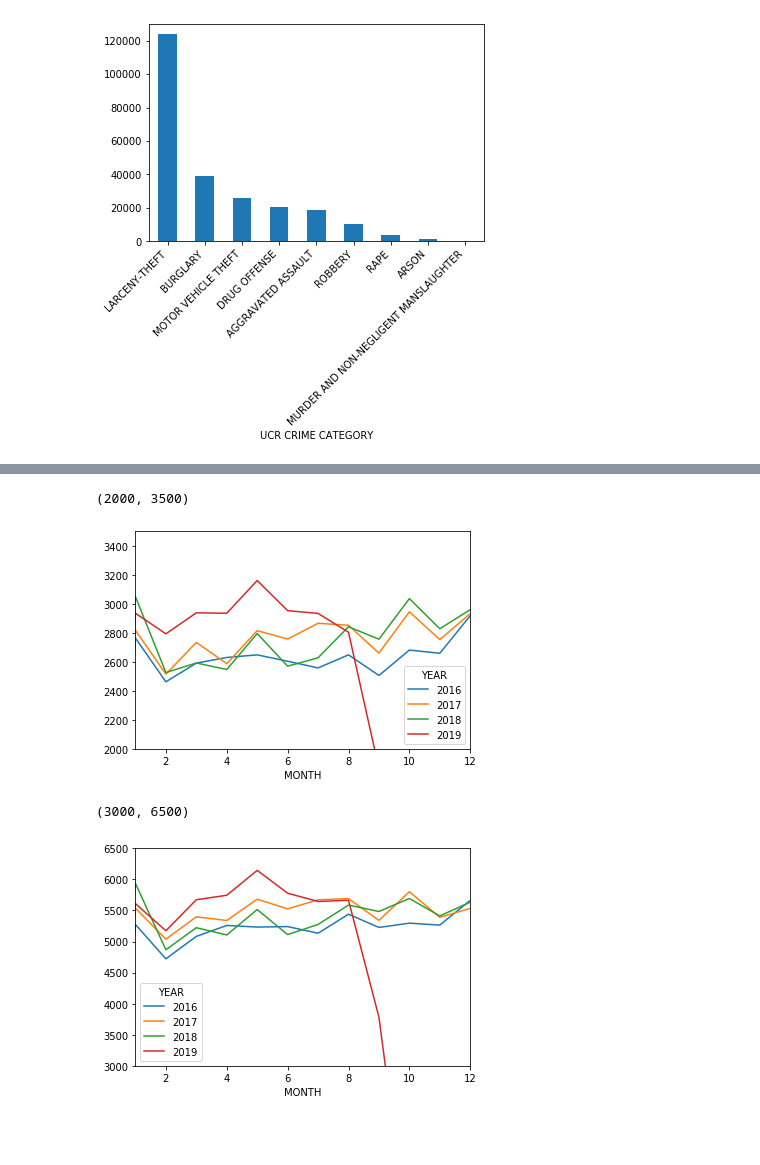
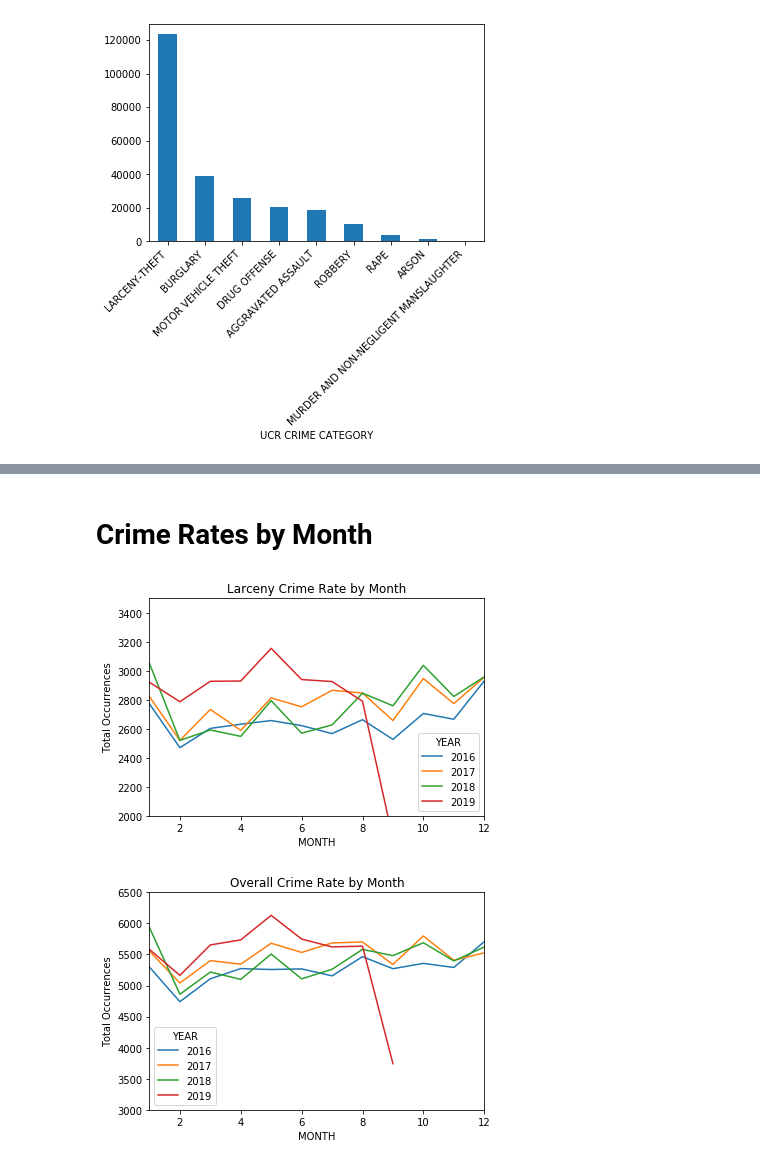
Before and after one commit to gabrielfrancous/Project-1, a Jupyter notebook: Project1_v1.ipynb, the cells around one changed output, grey strips where cells are left out. Drawn from its saved outputs; the diff is of its cells as text; code cells hidden in the pictures; blank space fills up the shorter version.

Commit message:
file cleanup and dayofweek added

```diff
--- a/Project1_v1.ipynb
+++ b/Project1_v1.ipynb
@@ -7,6 +9,7 @@ import datetime as dt
 #read in datafile, convert to dataframe
 data = pd.DataFrame(pd.read_csv('Resources/crime-data.csv', low_memory=False)).drop(['100 BLOCK ADDR', 'OCCURRED TO'], axis=1)
 
+#Data cleansing & manipulation
 #datatypes
 data['INC NUMBER'] = data['INC NUMBER'].apply(str).replace('\.0', '', regex=True)
 data['OCCURRED ON'] = data['OCCURRED ON'].astype(str)
@@ -45,6 +48,25 @@ data = data[data['UCR CRIME CATEGORY'] != 'NaN']
 
 data['OCCURRED ON'] = pd.to_datetime(data['OCCURRED ON'])
 
+#parse & add columns for year/month/day
+#YEAR = data['INC NUMBER'].str[:4].astype(int) #Inc number does not correspondd with Occurred on year in all cases
+YEAR = data['OCCURRED ON'].dt.year
+data['YEAR'] = YEAR.fillna(0.0).astype(int)
+#data = data.rename(columns = {'INC NUMBER':'YEAR'})
+
+MONTH = data['OCCURRED ON'].dt.month
+DAY = data['OCCURRED ON'].dt.day
+
+data['MONTH'] = MONTH.fillna(0.0).astype(int)
+data['DAY'] = DAY.fillna(0.0).astype(int)
+
+dayofweek = data['OCCURRED ON'].dt.weekday_name
+data['DayofWeek'] = dayofweek
+
+
+#drop unnecessary column
+#data.drop(columns='INC NUMBER', inplace=True)
+
 
 data.head()
 # %% [output]
@@ -251,18 +219,22 @@ datapremtype.plot(kind="bar")
+# %% [markdown]
+# Crime Rates by Month
 # %%
 #4 - Relationship between crimes and date
 #larceny (highest crime) by month
 larceny =  data['UCR CRIME CATEGORY']=="LARCENY-THEFT"
 datalarceny = data[larceny]
 
 crimemonth = datalarceny.groupby(['YEAR','MONTH']).count()['OCCURRED ON'].reset_index()
 
 crimemonthpivot = crimemonth.pivot(index='MONTH', columns='YEAR', values='OCCURRED ON')
 crimemonthpivot.plot(kind='line')
 plt.xlim(1,12)
 plt.ylim(2000, 3500)
+plt.title("Larceny Crime Rate by Month")
+plt.ylabel("Total Occurrences")
+plt.savefig("Larceny Rates by Month.png")
 # %% [output]
-(2000, 3500)
-[figure, old version]
+[figure, new version]
 # %%
 #4 - Relationship between crimes and date
 #all crime by month
@@ -272,6 +244,8 @@ allcrimemonth = allcrimemonth.pivot(index='MONTH', columns='YEAR', values='OCCUR
 allcrimemonth.plot(kind='line')
 plt.xlim(1,12)
 plt.ylim(3000, 6500)
+plt.title("Overall Crime Rate by Month")
+plt.ylabel("Total Occurrences")
+plt.savefig("Overall Crime Rates by Month.png")
 # %% [output]
-(3000, 6500)
-[figure, old version]
+[figure, new version]
```
Also changed, not shown: parts of 21 cells of this notebook, 7 other files.
